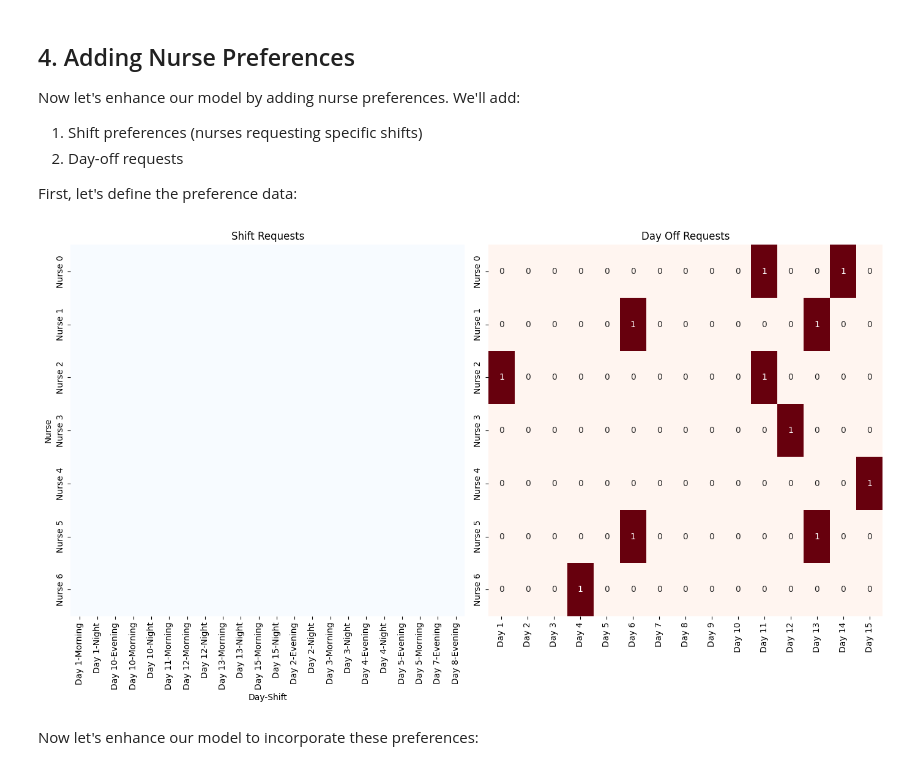
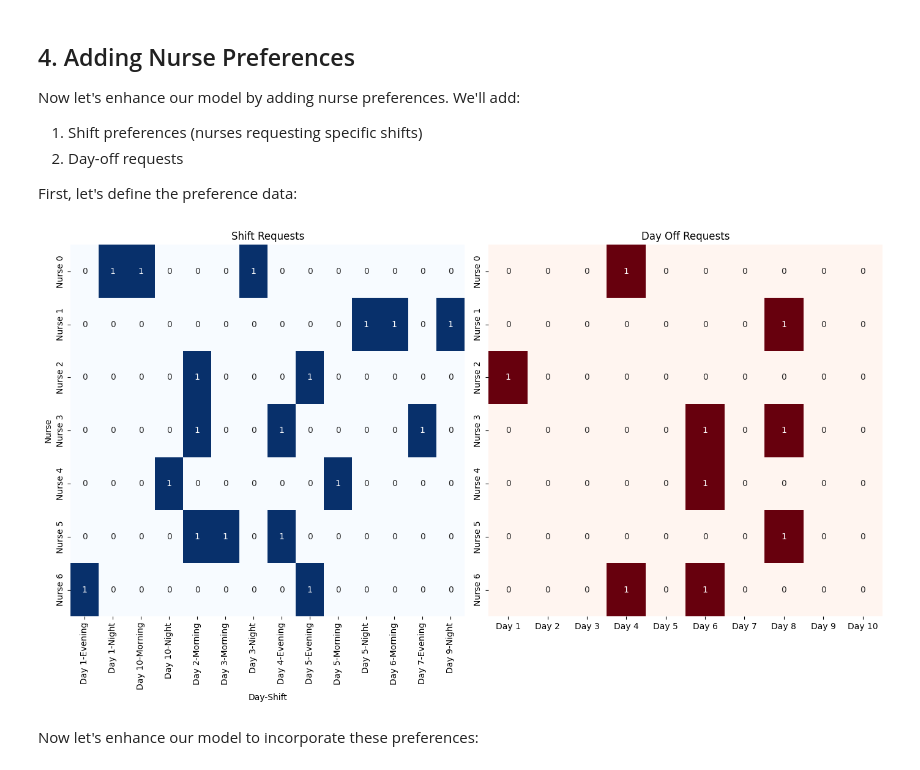
Before and after one commit to qghrjf646/Nurse-Rostering-Problem, a Jupyter notebook: Nurse_Rostering_Problem/notebooks/OR_Tools.ipynb, the cells around one changed output. Drawn from its saved outputs; the diff is of its cells as text; code cells hidden in the pictures.

Commit message:
fix: fix preferences generations + visualisation, show respected requests in final planning viz

```diff
--- a/Nurse_Rostering_Problem/notebooks/OR_Tools.ipynb
+++ b/Nurse_Rostering_Problem/notebooks/OR_Tools.ipynb
@@ -163,7 +163,7 @@ def generate_nurse_preference_matrices(num_nurses, num_days, num_shifts=3):
             shift_requests[n][day][shift] = 1
 
     # Generate day off requests
-    # Each nurse will request 1-2 days off per week
+    # Each nurse will request 1-2 days off per period
     for n in range(num_nurses):
         # Determine how many days off this nurse will request
         num_days_off = random.randint(1, 2)
@@ -173,7 +173,7 @@ def generate_nurse_preference_matrices(num_nurses, num_days, num_shifts=3):
         while days_assigned < num_days_off:
             day = random.randint(0, num_days - 1)
             # Only assign if not already assigned
-            if day_off_requests[n][day] == 0:
+            if day_off_requests[n][day] == 0 and shift_requests[n][day].count(1) == 0:
                 day_off_requests[n][day] = 1
                 days_assigned += 1
 
@@ -186,35 +186,35 @@ def visualize_requests():
     plt.figure(figsize=(14, 8))
 
     plt.subplot(1, 2, 1)
     shift_data = []
     for n in all_nurses:
         for d in all_days:
             for s in all_shifts:
                 if shift_requests[n][d][s] == 1:
                     shift_data.append((f"Nurse {n}", f"Day {d+1}", shift_names[s]))
 
     if shift_data:
         df = pd.DataFrame(shift_data, columns=["Nurse", "Day", "Shift"])
         table = pd.crosstab(df["Nurse"], [df["Day"], df["Shift"]])
-        sns.heatmap(table.notna(), cmap="Blues", cbar=False)
+        sns.heatmap(table, cmap="Blues", cbar=False, annot=True, fmt="d")
         plt.title("Shift Requests")
     else:
         plt.text(0.5, 0.5, "No shift requests", ha="center", va="center")
         plt.title("Shift Requests (None)")
 
     plt.subplot(1, 2, 2)
     day_off_df = pd.DataFrame(day_off_requests,
                              index=[f"Nurse {n}" for n in all_nurses],
                              columns=[f"Day {d+1}" for d in all_days])
     sns.heatmap(day_off_df, cmap="Reds", cbar=False, annot=True, fmt=".0f")
     plt.title("Day Off Requests")
 
     plt.tight_layout()
     plt.show()
 
 visualize_requests()
 # %% [output]
-[figure, old version]
+[figure, new version]
 # %% [markdown]
 Now let's enhance our model to incorporate these preferences:
 # %%
```
Also changed, not shown: parts of 4 cells of this notebook, 2 other files.
